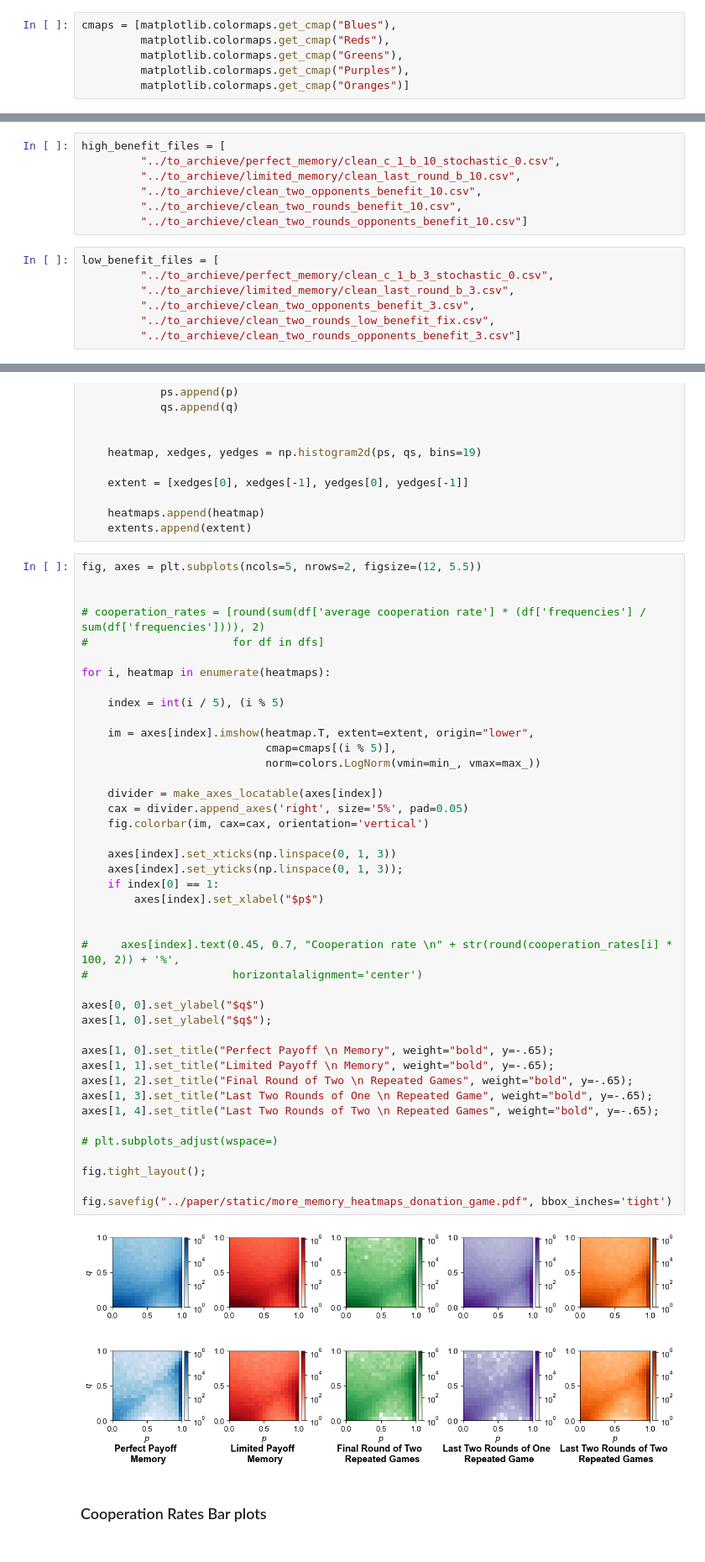
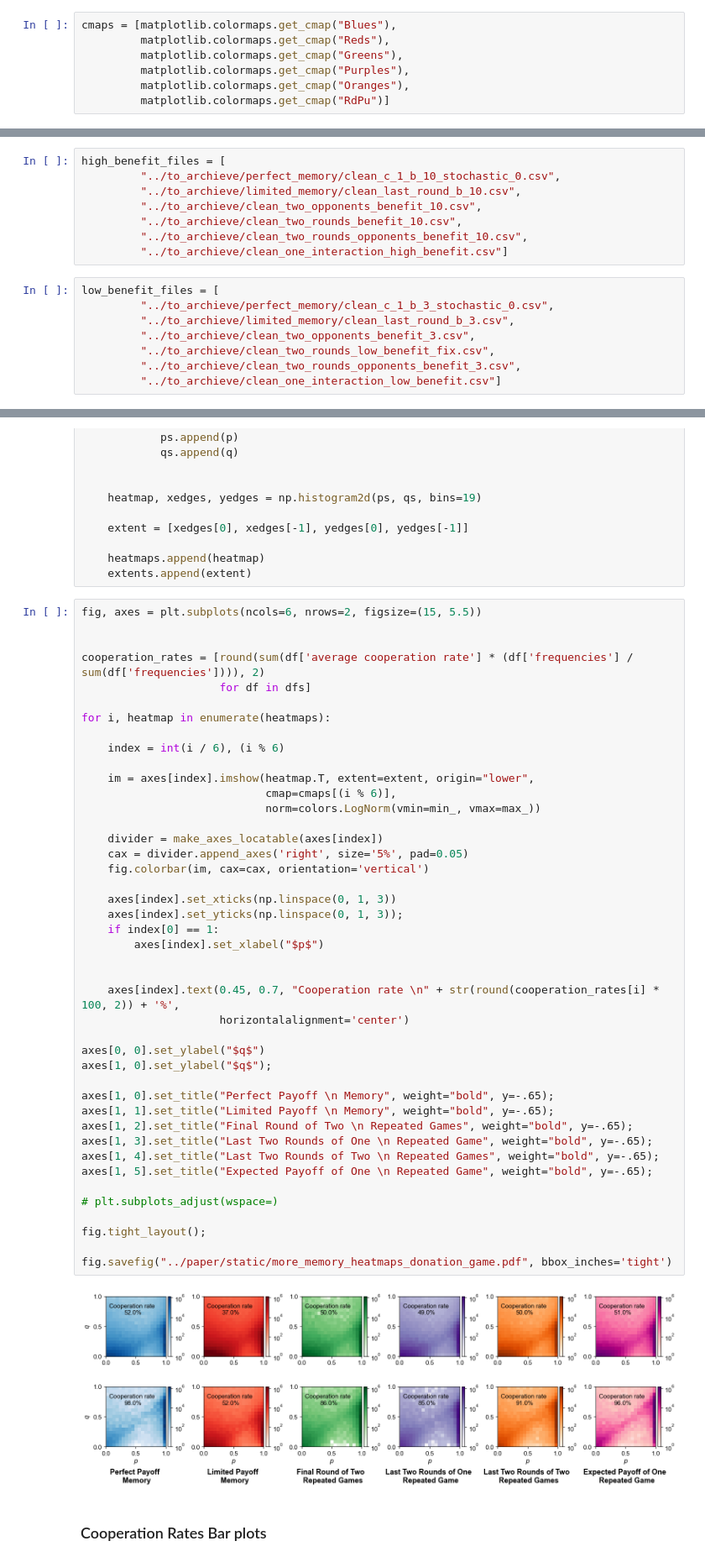
Before and after one commit to Nikoleta-v3/evolution-of-cooperation-with-limited-updating-payoff-memory, a Jupyter notebook: nbs/Donation Game More Memory.ipynb, the cells around one changed output, grey strips where cells are left out. Shown at 84% size. Saved outputs shown, nothing was run; the diff lists cells and outputs as text.

Commit message:
improves figures

```diff
--- a/nbs/Donation Game More Memory.ipynb
+++ b/nbs/Donation Game More Memory.ipynb
@@ -27,7 +27,8 @@ cmaps = [matplotlib.colormaps.get_cmap("Blues"),
          matplotlib.colormaps.get_cmap("Reds"),
          matplotlib.colormaps.get_cmap("Greens"),
          matplotlib.colormaps.get_cmap("Purples"),
-         matplotlib.colormaps.get_cmap("Oranges")]
+         matplotlib.colormaps.get_cmap("Oranges"),
+         matplotlib.colormaps.get_cmap("RdPu")]
 # %% [markdown]
 ### Heatmaps for SI
 # %% [markdown]
@@ -232,14 +233,16 @@ high_benefit_files = [
          "../to_archieve/limited_memory/clean_last_round_b_10.csv",
          "../to_archieve/clean_two_opponents_benefit_10.csv",
          "../to_archieve/clean_two_rounds_benefit_10.csv",
-         "../to_archieve/clean_two_rounds_opponents_benefit_10.csv"]
+         "../to_archieve/clean_two_rounds_opponents_benefit_10.csv",
+         "../to_archieve/clean_one_interaction_high_benefit.csv"]
 # %%
 low_benefit_files = [
          "../to_archieve/perfect_memory/clean_c_1_b_3_stochastic_0.csv",
          "../to_archieve/limited_memory/clean_last_round_b_3.csv",
          "../to_archieve/clean_two_opponents_benefit_3.csv",
          "../to_archieve/clean_two_rounds_low_benefit_fix.csv",
-         "../to_archieve/clean_two_rounds_opponents_benefit_3.csv"]
+         "../to_archieve/clean_two_rounds_opponents_benefit_3.csv",
+         "../to_archieve/clean_one_interaction_low_benefit.csv"]
 # %%
 heatmaps = []
 
@@ -269,49 +272,50 @@ for file in low_benefit_files + high_benefit_files:
     heatmaps.append(heatmap)
     extents.append(extent)
 # %%
-fig, axes = plt.subplots(ncols=5, nrows=2, figsize=(12, 5.5))
+fig, axes = plt.subplots(ncols=6, nrows=2, figsize=(15, 5.5))
 
 
-# cooperation_rates = [round(sum(df['average cooperation rate'] * (df['frequencies'] / sum(df['frequencies']))), 2)
-#                      for df in dfs]
+cooperation_rates = [round(sum(df['average cooperation rate'] * (df['frequencies'] / sum(df['frequencies']))), 2)
+                     for df in dfs]
 
 for i, heatmap in enumerate(heatmaps):
 
-    index = int(i / 5), (i % 5)
+    index = int(i / 6), (i % 6)
 
     im = axes[index].imshow(heatmap.T, extent=extent, origin="lower",
-                            cmap=cmaps[(i % 5)],
+                            cmap=cmaps[(i % 6)],
                             norm=colors.LogNorm(vmin=min_, vmax=max_))
 
     divider = make_axes_locatable(axes[index])
     cax = divider.append_axes('right', size='5%', pad=0.05)
     fig.colorbar(im, cax=cax, orientation='vertical')
 
     axes[index].set_xticks(np.linspace(0, 1, 3))
     axes[index].set_yticks(np.linspace(0, 1, 3));
     if index[0] == 1:
         axes[index].set_xlabel("$p$")
 
 
-#     axes[index].text(0.45, 0.7, "Cooperation rate \n" + str(round(cooperation_rates[i] * 100, 2)) + '%',
-#                      horizontalalignment='center')
+    axes[index].text(0.45, 0.7, "Cooperation rate \n" + str(round(cooperation_rates[i] * 100, 2)) + '%',
+                     horizontalalignment='center')
 
 axes[0, 0].set_ylabel("$q$")
 axes[1, 0].set_ylabel("$q$");
 
 axes[1, 0].set_title("Perfect Payoff \n Memory", weight="bold", y=-.65);
 axes[1, 1].set_title("Limited Payoff \n Memory", weight="bold", y=-.65);
 axes[1, 2].set_title("Final Round of Two \n Repeated Games", weight="bold", y=-.65);
 axes[1, 3].set_title("Last Two Rounds of One \n Repeated Game", weight="bold", y=-.65);
 axes[1, 4].set_title("Last Two Rounds of Two \n Repeated Games", weight="bold", y=-.65);
+axes[1, 5].set_title("Expected Payoff of One \n Repeated Game", weight="bold", y=-.65);
 
 # plt.subplots_adjust(wspace=)
 
 fig.tight_layout();
 
 fig.savefig("../paper/static/more_memory_heatmaps_donation_game.pdf", bbox_inches='tight')
 # %% [output]
-[figure, old version]
+[figure, new version]
 # %% [markdown]
 ### Cooperation Rates Bar plots
 # %%
```
Also changed, not shown: parts of 7 cells of this notebook, 12 other files.
